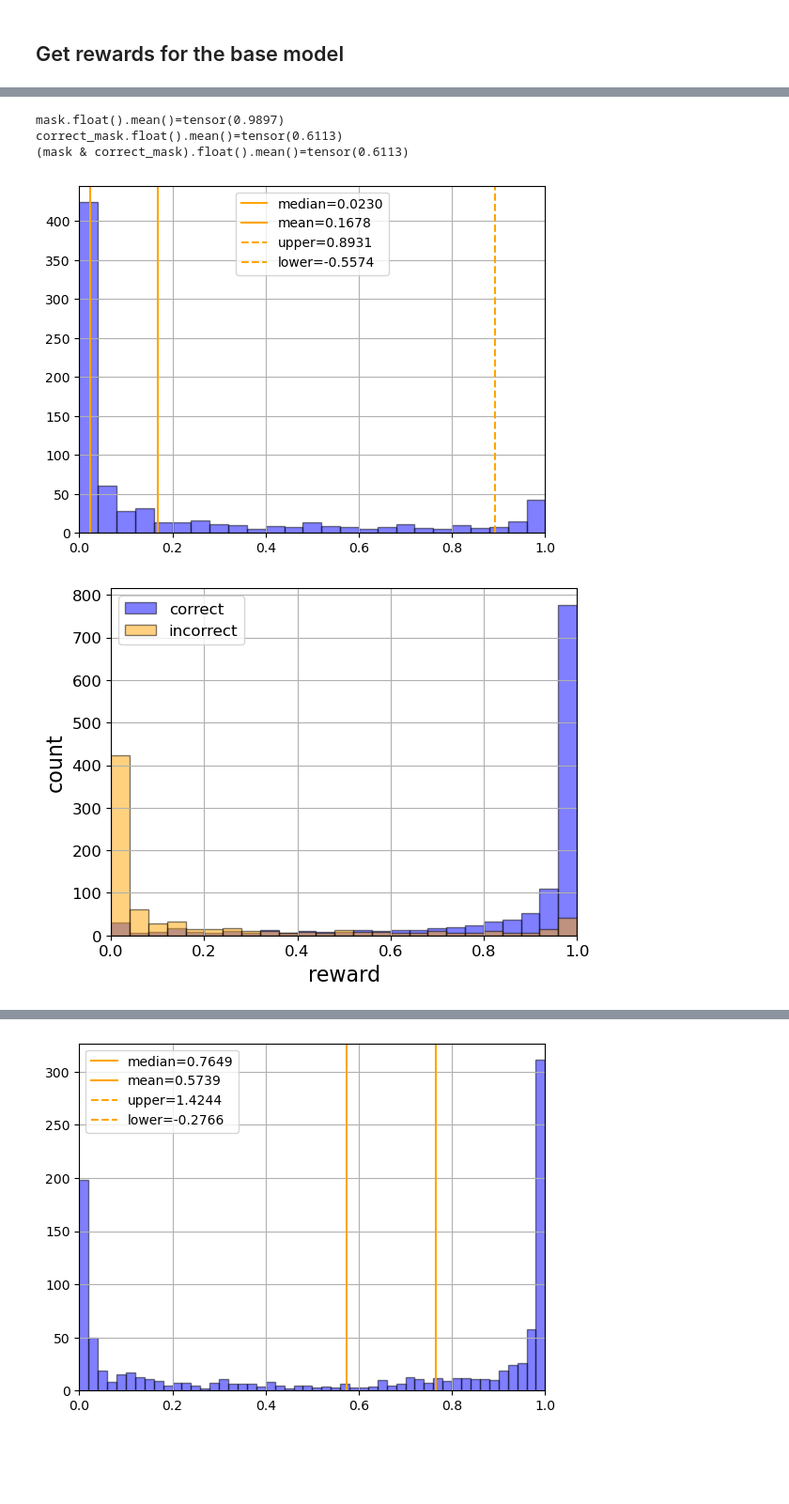
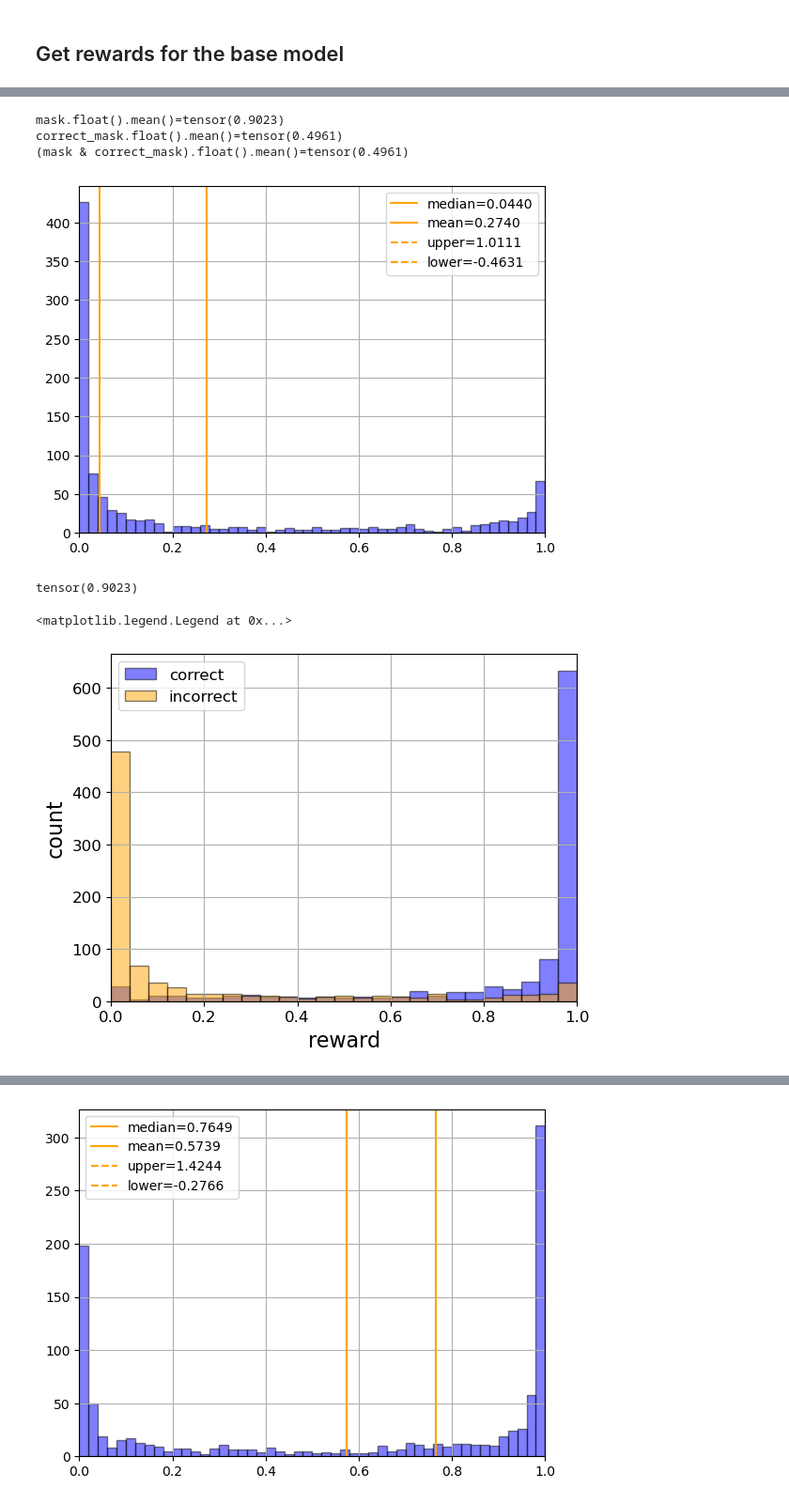
Before and after one commit to AugustasMacijauskas/mlmi-thesis, a Jupyter notebook: src/ppo/sandbox/get_rewards_baseline_qnli.ipynb, the cells around one changed output, grey strips where cells are left out. Shown at 94% size. Cells and saved outputs as stored; diff of their text form; code cells hidden in the pictures; blank space fills up the shorter version.

Commit message:
Added non yes no reward distribution plot

```diff
--- a/src/ppo/sandbox/get_rewards_baseline_qnli.ipynb
+++ b/src/ppo/sandbox/get_rewards_baseline_qnli.ipynb
@@ -32,7 +32,7 @@ from utils import get_tokenizer
 # %%
 device = torch.device(
     # f"cuda:{torch.cuda.current_device()}" if torch.cuda.is_available() else "cpu"
-    "cuda:7"
+    "cuda:4"
 )
 device
 # %% [output]
@@ -40,12 +40,15 @@ device(type='cuda', index=7)
 # %%
-tokenizer_name = "lmsys/vicuna-7b-v1.5"
+tokenizer_name = "lmsys/vicuna-7b-v1.3"
 
 dataset_name = "AugustasM/qnli-vicuna-ppo-training-v1"
 
 # Large
 # reward_model_output_path = "/fsx/home-augustas/logs/UQA-varied-custom_data_qnli_vicuna_v1_20230721_234029_40903"
 # 3B
-reward_model_output_path = "/fsx/home-augustas/logs/UQA-varied-custom_data_qnli_vicuna_v1_20230721_234034_40904"
+# reward_model_output_path = "/fsx/home-augustas/logs/UQA-varied-custom_data_qnli_vicuna_v1_20230721_234034_40904"
+
+# 3B unsupervised
+reward_model_output_path = "/fsx/home-augustas/logs_elk/UQA-3B-v2-qnli-vicuna-ccs_20230807_192315_55004"
 # %% [markdown]
 ## Load things in
 # %%
@@ -301,9 +315,9 @@ for batch in tqdm(dataloader, total=len(dataloader), leave=False):
     current_rewards = get_rewards(texts)
 
     # Replace reward for undesired answers to -1
-    mask = [not is_answer_yes_no(x) for x in batch["response"]]
-    mask = torch.tensor(mask, dtype=torch.bool)
-    current_rewards[mask] = -1
+    # mask = [not is_answer_yes_no(x) for x in batch["response"]]
+    # mask = torch.tensor(mask, dtype=torch.bool)
+    # current_rewards[mask] = -1
 
     rewards.append(current_rewards.cpu())
 
@@ -409,16 +428,22 @@ bins = 50
 plot_histogram(rewards[~correct_mask], bins=bins, color="blue", secondary_color="orange", alpha=0.5)
 plt.grid()
 # %% [output]
-mask.float().mean()=tensor(0.9897)
-correct_mask.float().mean()=tensor(0.6113)
-(mask & correct_mask).float().mean()=tensor(0.6113)
+mask.float().mean()=tensor(0.9023)
+correct_mask.float().mean()=tensor(0.4961)
+(mask & correct_mask).float().mean()=tensor(0.4961)
-[figure, old version]
+[figure, new version]
 # %%
 label_fontsize = 16
 tick_fontsize = 12
 
-correct_mask = [g == o for g, o in zip(gold_outputs, outputs)]
+# correct_mask = [g == o for g, o in zip(gold_outputs, outputs)]
+correct_mask = [is_answer_yes_no(o) and g == o for g, o in zip(gold_outputs, outputs)]
 correct_mask = torch.tensor(correct_mask, dtype=torch.bool)
+
+incorrect_mask = [is_answer_yes_no(o) and g != o for g, o in zip(gold_outputs, outputs)]
+incorrect_mask = torch.tensor(incorrect_mask, dtype=torch.bool)
+
+print((correct_mask.sum() + incorrect_mask.sum()) / len(correct_mask))
 
 bins=25; color="blue"; secondary_color="orange"; alpha=0.5; xlim=[0, 1]
 
@@ -432,33 +457,35 @@ plt.hist(
     edgecolor="black", color=color, alpha=alpha,
     label="correct",
 )
 plt.hist(
-    rewards[~correct_mask], bins=bins * 2,
+    rewards[incorrect_mask], bins=bins,
     edgecolor="black", color=secondary_color, alpha=alpha,
     label="incorrect",
 )
 
 # Plot vertical lines for mean +- std
 # plt.axvline(median, color=secondary_color, label=f"{median=:.4f}")
 # plt.axvline(mean, color=secondary_color, label=f"{mean=:.4f}")
 # plt.axvline(mean + 2 * std, color=secondary_color, linestyle="--", label=f"upper={mean + 2 * std:.4f}")
 # plt.axvline(mean - 2 * std, color=secondary_color, linestyle="--", label=f"lower={mean - 2 * std:.4f}");
 
 # Set xlim to 0-1
 plt.xlim(xlim)
 
 plt.xlabel('reward', fontsize=label_fontsize)
 plt.ylabel('count', fontsize=label_fontsize)
 
 # Set the tick label font size
 plt.tick_params(axis='both', which='major', labelsize=tick_fontsize)
 
 # Grid
 plt.grid()
 
 # Legend
 plt.legend(fontsize=tick_fontsize)
 
-plt.savefig("outputs/reward_distribution_qnli_vicuna_v15.png", dpi=300)
+# plt.savefig("outputs/reward_distribution_qnli_vicuna_v13.png", dpi=300)
 # %% [output]
+tensor(0.9023)
+<matplotlib.legend.Legend at 0x...>
-[figure, old version]
+[figure, new version]
```
Also changed, not shown: parts of 16 cells of this notebook, 6 other files.
